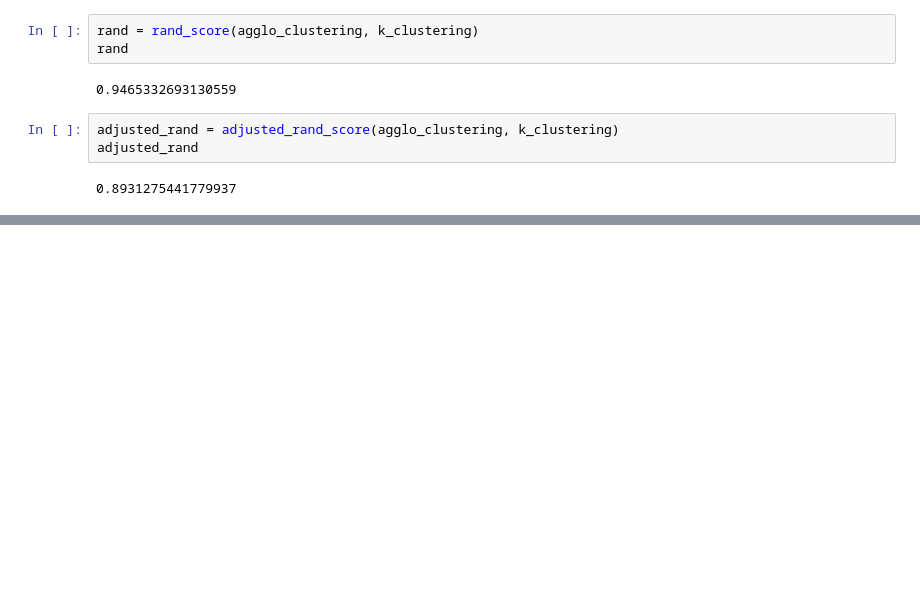
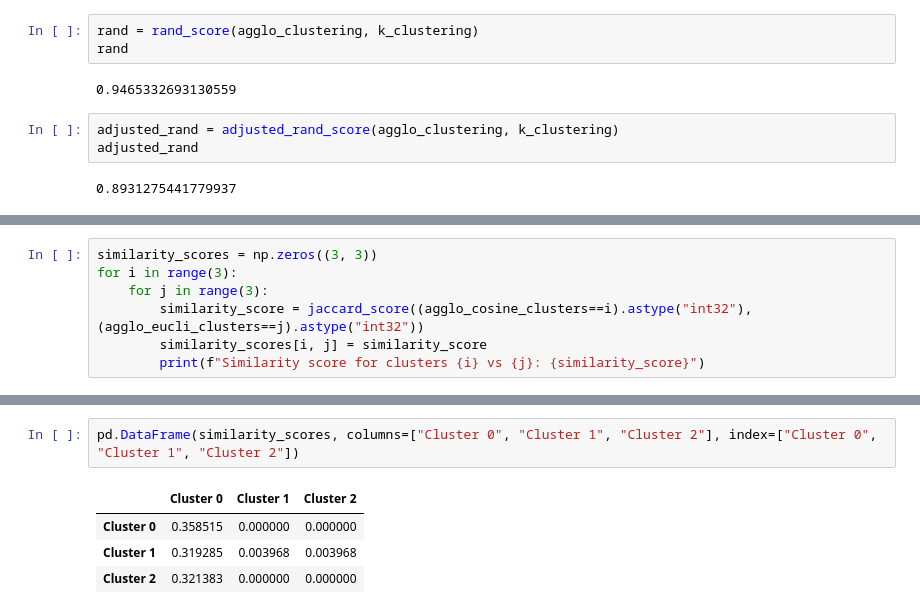
Before and after one commit to rbazin/ECSE556-HW1, a Jupyter notebook: notebook.ipynb, the cells around one changed output, grey strips where cells are left out. Cells and saved outputs as stored; diff of their text form; blank space fills up the shorter version.

```diff
--- a/notebook.ipynb
+++ b/notebook.ipynb
@@ -229,0 +284,7 @@ adjusted_rand
+# %%
+similarity_scores = np.zeros((3, 3))
+for i in range(3):
+    for j in range(3):
+        similarity_score = jaccard_score((agglo_cosine_clusters==i).astype("int32"), (agglo_eucli_clusters==j).astype("int32"))
+        similarity_scores[i, j] = similarity_score
+        print(f"Similarity score for clusters {i} vs {j}: {similarity_score}")
@@ -229,0 +301,7 @@ adjusted_rand
+# %%
+pd.DataFrame(similarity_scores, columns=["Cluster 0", "Cluster 1", "Cluster 2"], index=["Cluster 0", "Cluster 1", "Cluster 2"])
+# %% [output]
+|  | Cluster 0 | Cluster 1 | Cluster 2 |
+| Cluster 0 | 0.358515 | 0.000000 | 0.000000 |
+| Cluster 1 | 0.319285 | 0.003968 | 0.003968 |
+| Cluster 2 | 0.321383 | 0.000000 | 0.000000 |
```
Also changed, not shown: parts of 16 cells of this notebook, 2 other files.
